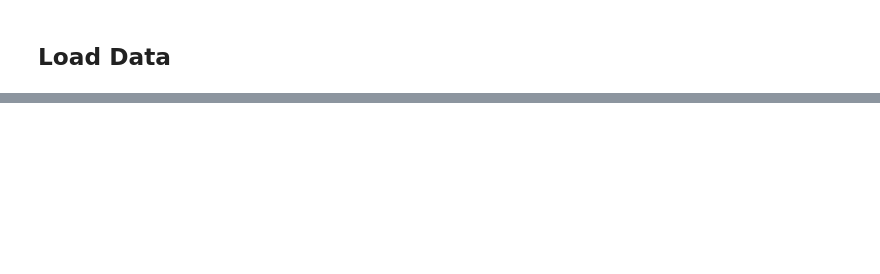
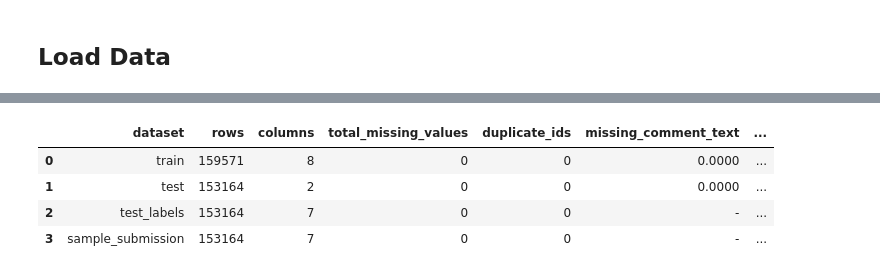
Before and after one commit to aadityane93/Toxic_Comments_Sentiment_Analysis, a Jupyter notebook: 1_Analysis.ipynb, the cells around one changed output, grey strips where cells are left out. Drawn from its saved outputs; the diff is of its cells as text; code cells hidden in the pictures; blank space fills up the shorter version.

```diff
--- a/1_Analysis.ipynb
+++ b/1_Analysis.ipynb
@@ -60,0 +128,36 @@ train_df.head()
+# %%
+quality_rows = []
+for name, df in dataframes.items():
+    row = {
+        "dataset": name,
+        "rows": len(df),
+        "columns": df.shape[1],
+        "total_missing_values": int(df.isna().sum().sum()),
+        "duplicate_ids": int(df["id"].duplicated().sum()) if "id" in df.columns else np.nan,
+    }
+
+    if "comment_text" in df.columns:
+        text = df["comment_text"].fillna("").astype(str)
+        alpha_counts = text.apply(lambda x: max(sum(ch.isalpha() for ch in x), 1))
+        upper_counts = text.apply(lambda x: sum(ch.isupper() for ch in x))
+        uppercase_ratio = upper_counts / alpha_counts
+        row.update(
+            {
+                "missing_comment_text": int(df["comment_text"].isna().sum()),
+                "empty_after_strip": int((text.str.strip() == "").sum()),
+                "contains_newline": int(text.str.contains("\n", regex=False).sum()),
+                "contains_url_like": int(text.str.contains(r"https?://|www\.", case=False, regex=True).sum()),
+                "uppercase_ratio_gt_0_5": int((uppercase_ratio > 0.5).sum()),
+            }
+        )
+
+    quality_rows.append(row)
+
+quality_df = pd.DataFrame(quality_rows).fillna("-")
+display(quality_df)
+# %% [output]
+|  | dataset | rows | columns | total_missing_values | duplicate_ids | missing_comment_text | ... |
+| 0 | train | 159571 | 8 | 0 | 0 | 0.0000 | ... |
+| 1 | test | 153164 | 2 | 0 | 0 | 0.0000 | ... |
+| 2 | test_labels | 153164 | 7 | 0 | 0 | - | ... |
+| 3 | sample_submission | 153164 | 7 | 0 | 0 | - | ... |
```
Also changed, not shown: parts of 40 cells of this notebook, 8 other files.
